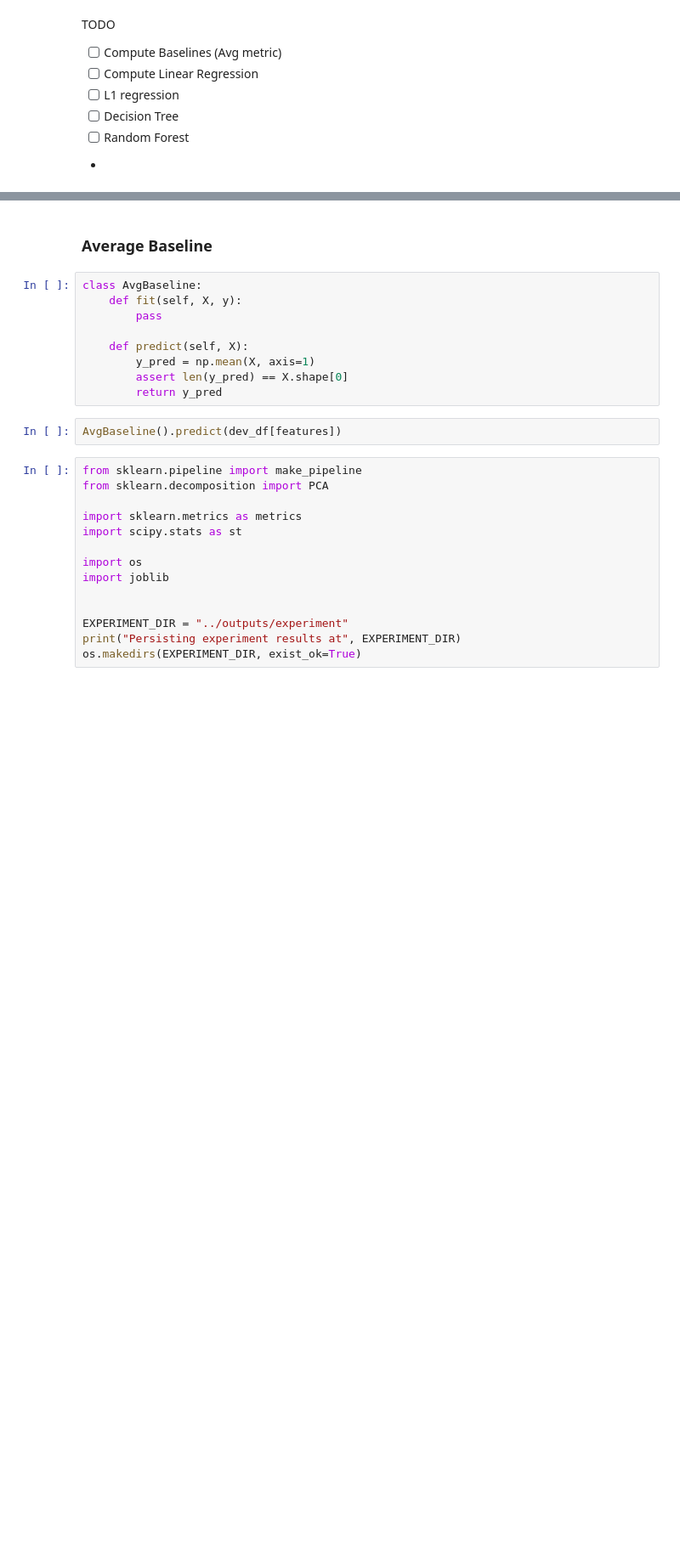
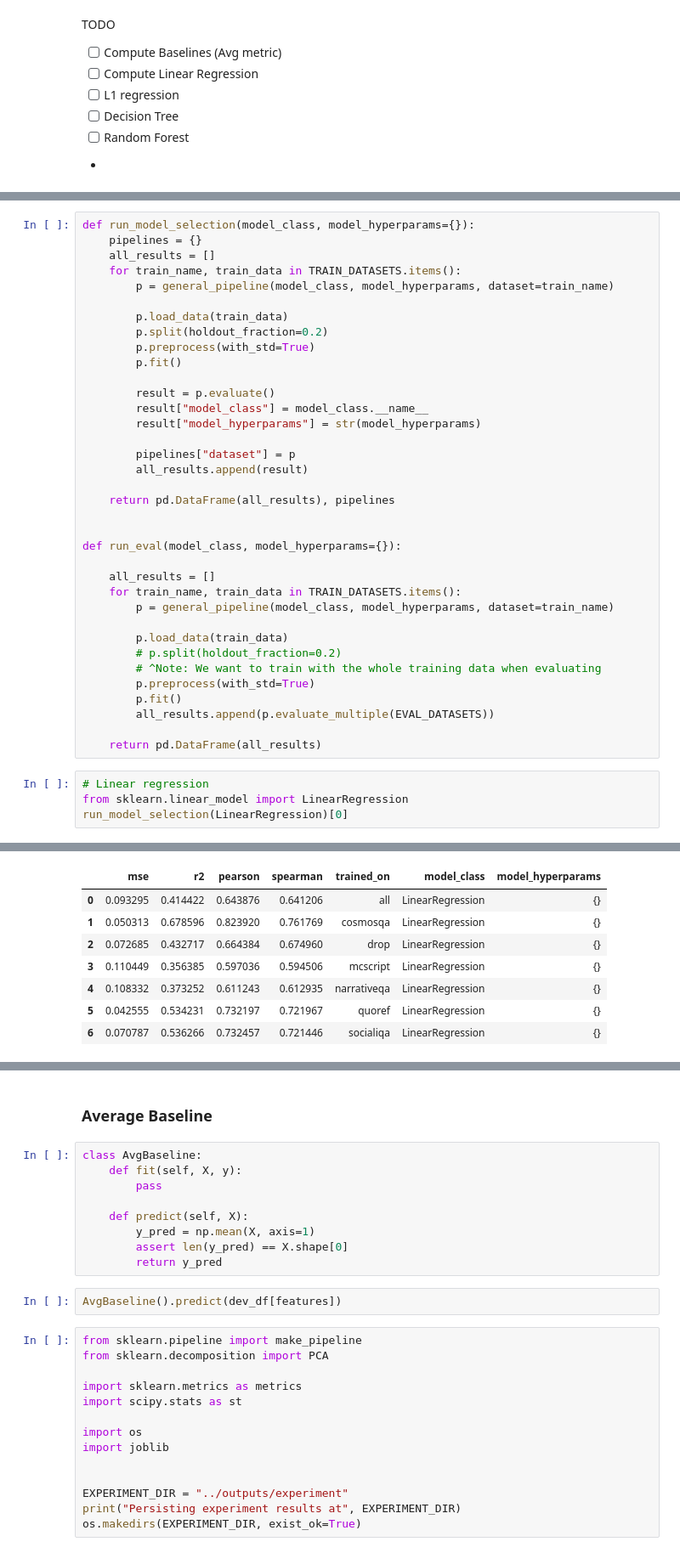
Before and after one commit to pdasigi/eqqa, a Jupyter notebook: scripts/MOCHA_Baselines.ipynb, the cells around one changed output, grey strips where cells are left out. Shown at 85% size. Saved outputs shown, nothing was run; the diff lists cells and outputs as text; blank space fills up the shorter version.

```diff
--- a/scripts/MOCHA_Baselines.ipynb
+++ b/scripts/MOCHA_Baselines.ipynb
@@ -58,0 +180,41 @@ TODO
+# %%
+def run_model_selection(model_class, model_hyperparams={}):
+    pipelines = {}
+    all_results = []
+    for train_name, train_data in TRAIN_DATASETS.items():
+        p = general_pipeline(model_class, model_hyperparams, dataset=train_name)
+
+        p.load_data(train_data)
+        p.split(holdout_fraction=0.2)
+        p.preprocess(with_std=True)
+        p.fit()
+
+        result = p.evaluate()
+        result["model_class"] = model_class.__name__
+        result["model_hyperparams"] = str(model_hyperparams)
+
+        pipelines["dataset"] = p
+        all_results.append(result)
+
+    return pd.DataFrame(all_results), pipelines
+
+
+def run_eval(model_class, model_hyperparams={}):
+
+    all_results = []
+    for train_name, train_data in TRAIN_DATASETS.items():
+        p = general_pipeline(model_class, model_hyperparams, dataset=train_name)
+
+        p.load_data(train_data)
+        # p.split(holdout_fraction=0.2)
+        # ^Note: We want to train with the whole training data when evaluating
+        p.preprocess(with_std=True)
+        p.fit()
+        all_results.append(p.evaluate_multiple(EVAL_DATASETS))
+
+    return pd.DataFrame(all_results)
+# %%
+# Linear regression
+from sklearn.linear_model import LinearRegression
+run_model_selection(LinearRegression)[0]
+# %% [output]
@@ -58,0 +238,8 @@ TODO
+|  | mse | r2 | pearson | spearman | trained_on | model_class | model_hyperparams |
+| 0 | 0.093295 | 0.414422 | 0.643876 | 0.641206 | all | LinearRegression | {} |
+| 1 | 0.050313 | 0.678596 | 0.823920 | 0.761769 | cosmosqa | LinearRegression | {} |
+| 2 | 0.072685 | 0.432717 | 0.664384 | 0.674960 | drop | LinearRegression | {} |
+| 3 | 0.110449 | 0.356385 | 0.597036 | 0.594506 | mcscript | LinearRegression | {} |
+| 4 | 0.108332 | 0.373252 | 0.611243 | 0.612935 | narrativeqa | LinearRegression | {} |
+| 5 | 0.042555 | 0.534231 | 0.732197 | 0.721967 | quoref | LinearRegression | {} |
+| 6 | 0.070787 | 0.536266 | 0.732457 | 0.721446 | socialiqa | LinearRegression | {} |
```
Also changed, not shown: parts of 22 cells of this notebook.
